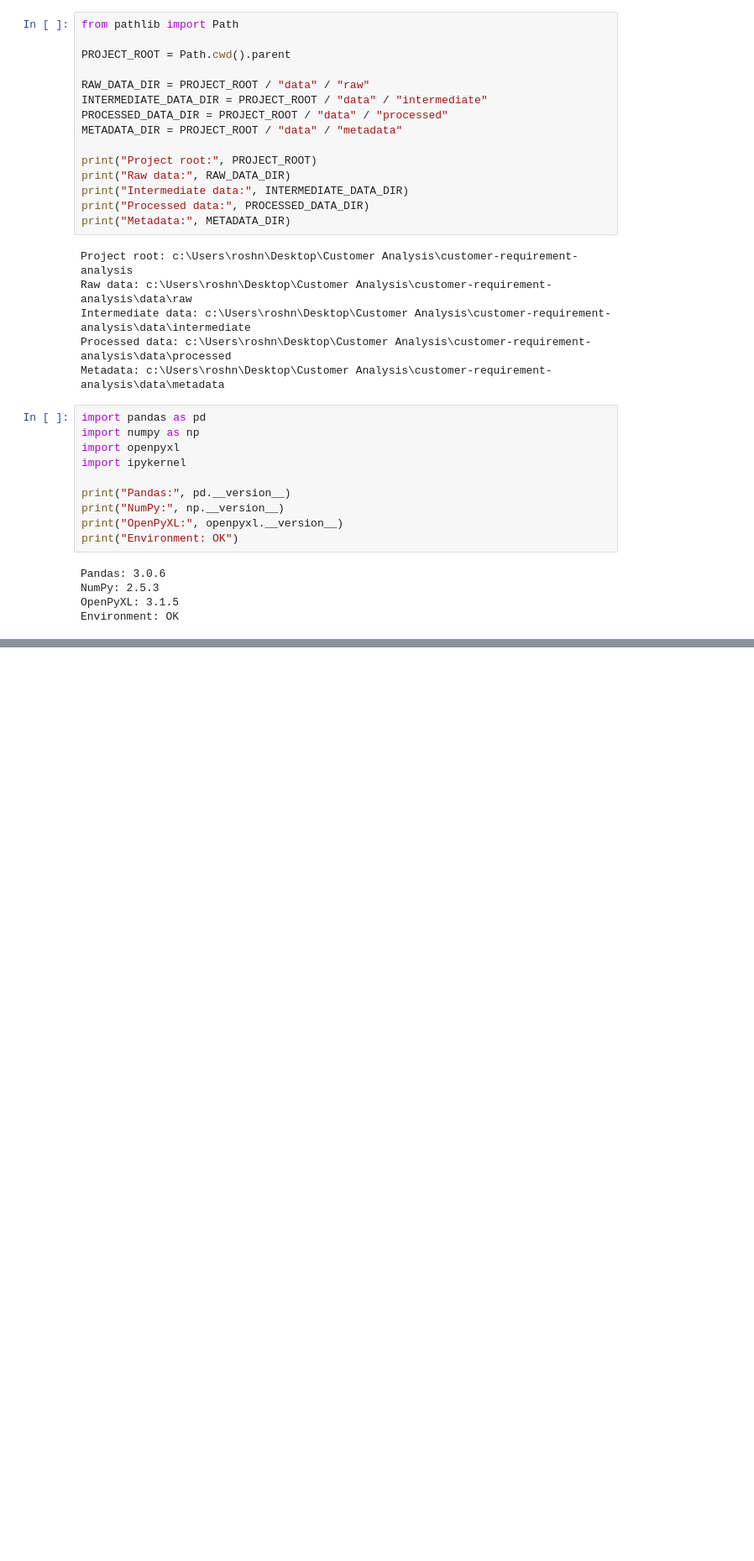
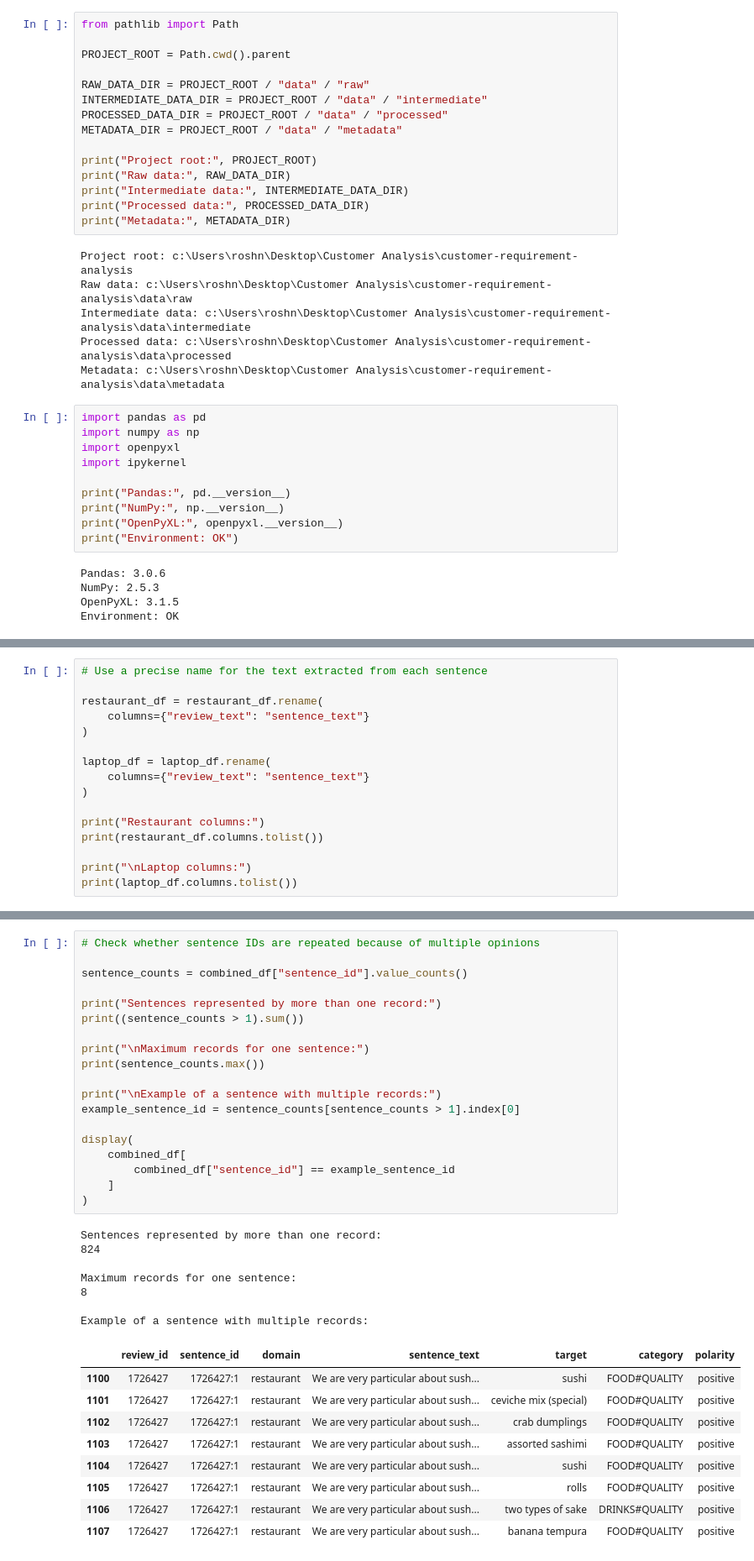
Before and after one commit to Roshni-Singh27/customer-requirement-analysis, a Jupyter notebook: notebooks/01_data_collection.ipynb, the cells around one changed output, grey strips where cells are left out. Shown at 84% size. Drawn from its saved outputs; the diff is of its cells as text; blank space fills up the shorter version.

```diff
--- a/notebooks/01_data_collection.ipynb
+++ b/notebooks/01_data_collection.ipynb
@@ -59,0 +249,16 @@ Environment: OK
+# %%
+# Use a precise name for the text extracted from each sentence
+
+restaurant_df = restaurant_df.rename(
+    columns={"review_text": "sentence_text"}
+)
+
+laptop_df = laptop_df.rename(
+    columns={"review_text": "sentence_text"}
+)
+
+print("Restaurant columns:")
+print(restaurant_df.columns.tolist())
+
+print("\nLaptop columns:")
+print(laptop_df.columns.tolist())
@@ -59,0 +384,36 @@ Environment: OK
+# %%
+# Check whether sentence IDs are repeated because of multiple opinions
+
+sentence_counts = combined_df["sentence_id"].value_counts()
+
+print("Sentences represented by more than one record:")
+print((sentence_counts > 1).sum())
+
+print("\nMaximum records for one sentence:")
+print(sentence_counts.max())
+
+print("\nExample of a sentence with multiple records:")
+example_sentence_id = sentence_counts[sentence_counts > 1].index[0]
+
+display(
+    combined_df[
+        combined_df["sentence_id"] == example_sentence_id
+    ]
+)
+# %% [output]
+Sentences represented by more than one record:
+824
+
+Maximum records for one sentence:
+8
+
+Example of a sentence with multiple records:
+|  | review_id | sentence_id | domain | sentence_text | target | category | polarity |
+| 1100 | 1726427 | 1726427:1 | restaurant | We are very particular about sush... | sushi | FOOD#QUALITY | positive |
+| 1101 | 1726427 | 1726427:1 | restaurant | We are very particular about sush... | ceviche mix (special) | FOOD#QUALITY | positive |
+| 1102 | 1726427 | 1726427:1 | restaurant | We are very particular about sush... | crab dumplings | FOOD#QUALITY | positive |
+| 1103 | 1726427 | 1726427:1 | restaurant | We are very particular about sush... | assorted sashimi | FOOD#QUALITY | positive |
+| 1104 | 1726427 | 1726427:1 | restaurant | We are very particular about sush... | sushi | FOOD#QUALITY | positive |
+| 1105 | 1726427 | 1726427:1 | restaurant | We are very particular about sush... | rolls | FOOD#QUALITY | positive |
+| 1106 | 1726427 | 1726427:1 | restaurant | We are very particular about sush... | two types of sake | DRINKS#QUALITY | positive |
+| 1107 | 1726427 | 1726427:1 | restaurant | We are very particular about sush... | banana tempura | FOOD#QUALITY | positive |
```
Also changed, not shown: parts of 22 cells of this notebook, 3 other files.
